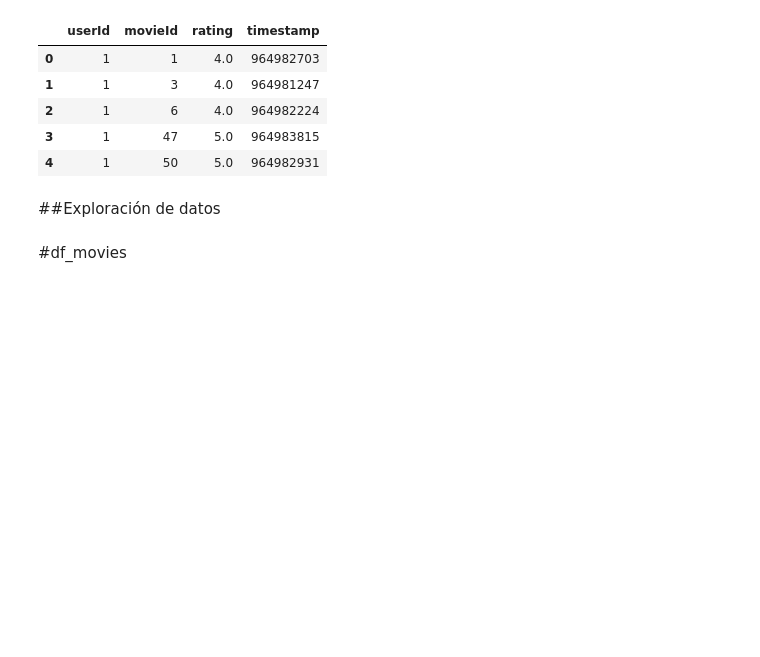
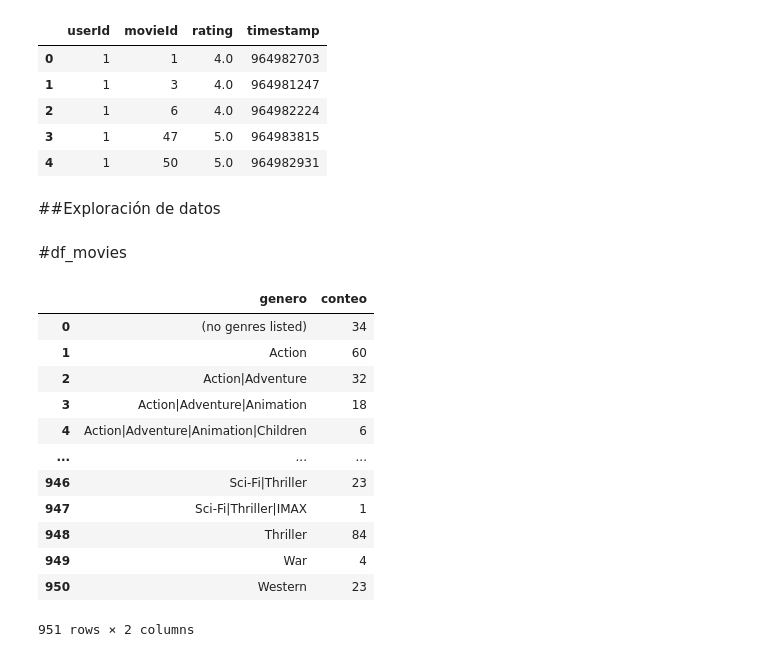
Before and after one commit to josedavidm12/sistemas_recomendacion, a Jupyter notebook: b_exploración_limpieza.ipynb, the cells around one changed output. Drawn from its saved outputs; the diff is of its cells as text; code cells hidden in the pictures; blank space fills up the shorter version.

```diff
--- a/b_exploración_limpieza.ipynb
+++ b/b_exploración_limpieza.ipynb
@@ -75,3 +84,24 @@ df_ratings.head()
 ##Exploración de datos
 # %% [markdown]
 #df_movies
+# %%
+##Cuantas peliculas hay por cada genero
+df_genres=pd.read_sql("""SELECT genres as genero,
+                COUNT(*) as conteo
+                FROM movies
+                GROUP BY genres""",conn)
+df_genres
+# %% [output]
+|  | genero | conteo |
+| 0 | (no genres listed) | 34 |
+| 1 | Action | 60 |
+| 2 | Action|Adventure | 32 |
+| 3 | Action|Adventure|Animation | 18 |
+| 4 | Action|Adventure|Animation|Children | 6 |
+| ... | ... | ... |
+| 946 | Sci-Fi|Thriller | 23 |
+| 947 | Sci-Fi|Thriller|IMAX | 1 |
+| 948 | Thriller | 84 |
+| 949 | War | 4 |
+| 950 | Western | 23 |
+951 rows × 2 columns
```
Also changed, not shown: parts of 12 cells of this notebook, 1 other file.
